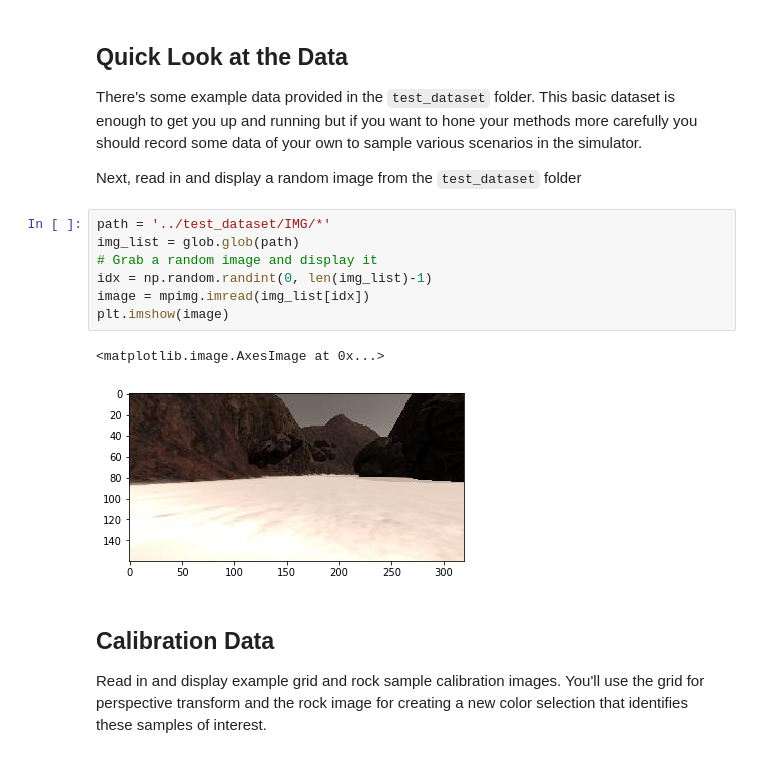
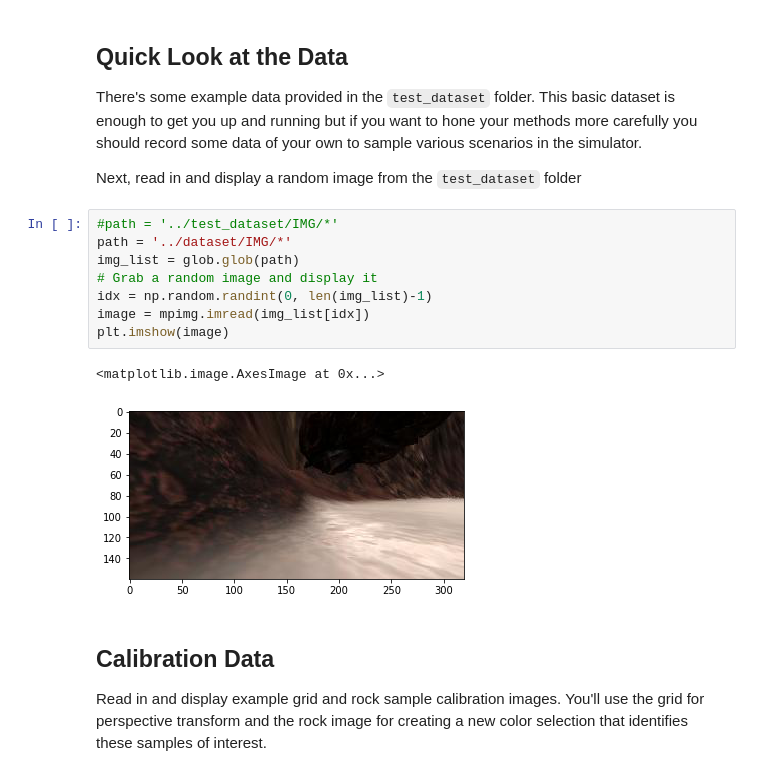
Before and after one commit to AizazSharif/RoboND-Rover-Project, a Jupyter notebook: code/Rover_Project_Test_Notebook.ipynb, the cells around one changed output. Cells and saved outputs as stored; diff of their text form.

Commit message:
feat: Change image paths to use dataset I collected

```diff
--- a/code/Rover_Project_Test_Notebook.ipynb
+++ b/code/Rover_Project_Test_Notebook.ipynb
@@ -37,15 +37,16 @@ There's some example data provided in the `test_dataset` folder.  This basic dat
 
 Next, read in and display a random image from the `test_dataset` folder
 # %%
-path = '../test_dataset/IMG/*'
+#path = '../test_dataset/IMG/*'
+path = '../dataset/IMG/*'
 img_list = glob.glob(path)
 # Grab a random image and display it
 idx = np.random.randint(0, len(img_list)-1)
 image = mpimg.imread(img_list[idx])
 plt.imshow(image)
 # %% [output]
 <matplotlib.image.AxesImage at 0x...>
-[figure, old version]
+[figure, new version]
 # %% [markdown]
 ## Calibration Data
 Read in and display example grid and rock sample calibration images.  You'll use the grid for perspective transform and the rock image for creating a new color selection that identifies these samples of interest.
```
Also changed, not shown: parts of 2 cells of this notebook.
